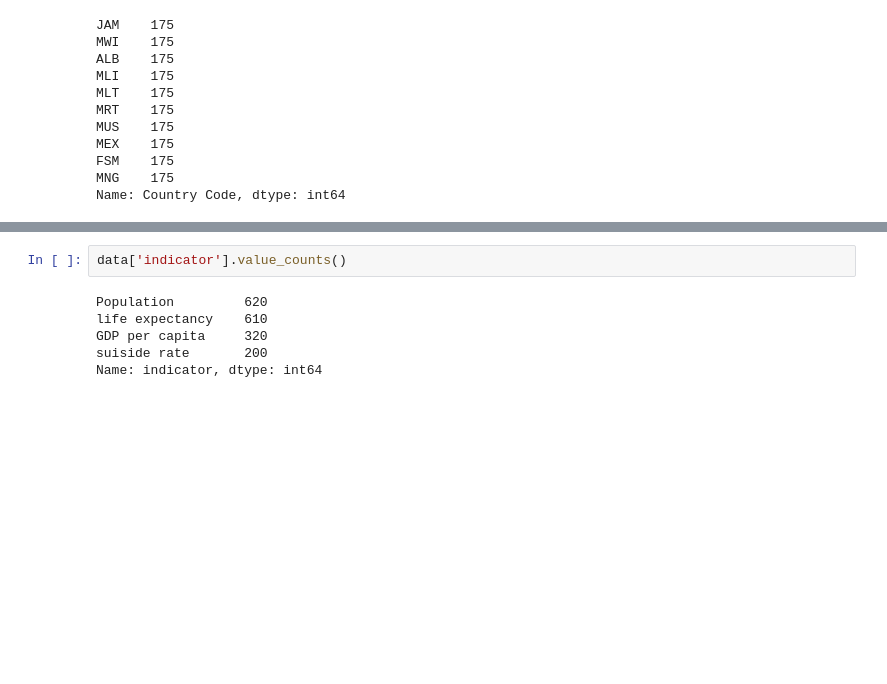
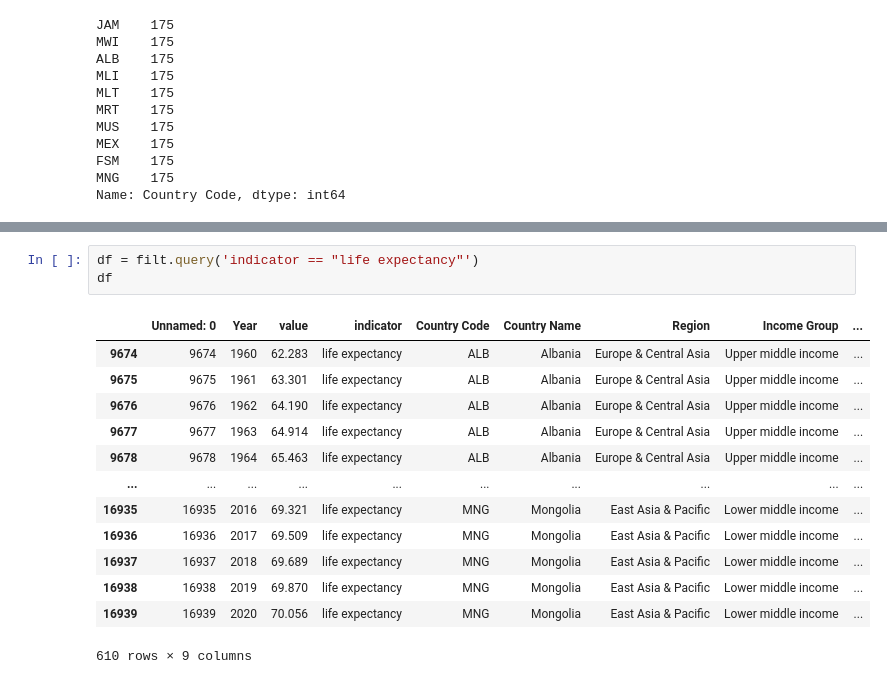
Before and after one commit to Jyothsna9618/Jabboju1, a Jupyter notebook: Assignment_07/assignment07.ipynb, the cells around one changed output, grey strips where cells are left out. Drawn from its saved outputs; the diff is of its cells as text; blank space fills up the shorter version.

```diff
--- a/Assignment_07/assignment07.ipynb
+++ b/Assignment_07/assignment07.ipynb
@@ -128,8 +116,17 @@ fig.show()
-# %%
-data['indicator'].value_counts()
-# %% [output]
-Population         620
-life expectancy    610
-GDP per capita     320
-suiside rate       200
-Name: indicator, dtype: int64
+# %%
+df = filt.query('indicator == "life expectancy"')
+df
+# %% [output]
+|  | Unnamed: 0 | Year | value | indicator | Country Code | Country Name | Region | Income Group | ... |
+| 9674 | 9674 | 1960 | 62.283 | life expectancy | ALB | Albania | Europe & Central Asia | Upper middle income | ... |
+| 9675 | 9675 | 1961 | 63.301 | life expectancy | ALB | Albania | Europe & Central Asia | Upper middle income | ... |
+| 9676 | 9676 | 1962 | 64.190 | life expectancy | ALB | Albania | Europe & Central Asia | Upper middle income | ... |
+| 9677 | 9677 | 1963 | 64.914 | life expectancy | ALB | Albania | Europe & Central Asia | Upper middle income | ... |
+| 9678 | 9678 | 1964 | 65.463 | life expectancy | ALB | Albania | Europe & Central Asia | Upper middle income | ... |
+| ... | ... | ... | ... | ... | ... | ... | ... | ... | ... |
+| 16935 | 16935 | 2016 | 69.321 | life expectancy | MNG | Mongolia | East Asia & Pacific | Lower middle income | ... |
+| 16936 | 16936 | 2017 | 69.509 | life expectancy | MNG | Mongolia | East Asia & Pacific | Lower middle income | ... |
+| 16937 | 16937 | 2018 | 69.689 | life expectancy | MNG | Mongolia | East Asia & Pacific | Lower middle income | ... |
+| 16938 | 16938 | 2019 | 69.870 | life expectancy | MNG | Mongolia | East Asia & Pacific | Lower middle income | ... |
+| 16939 | 16939 | 2020 | 70.056 | life expectancy | MNG | Mongolia | East Asia & Pacific | Lower middle income | ... |
+610 rows × 9 columns
```
Also changed, not shown: parts of 23 cells of this notebook.
